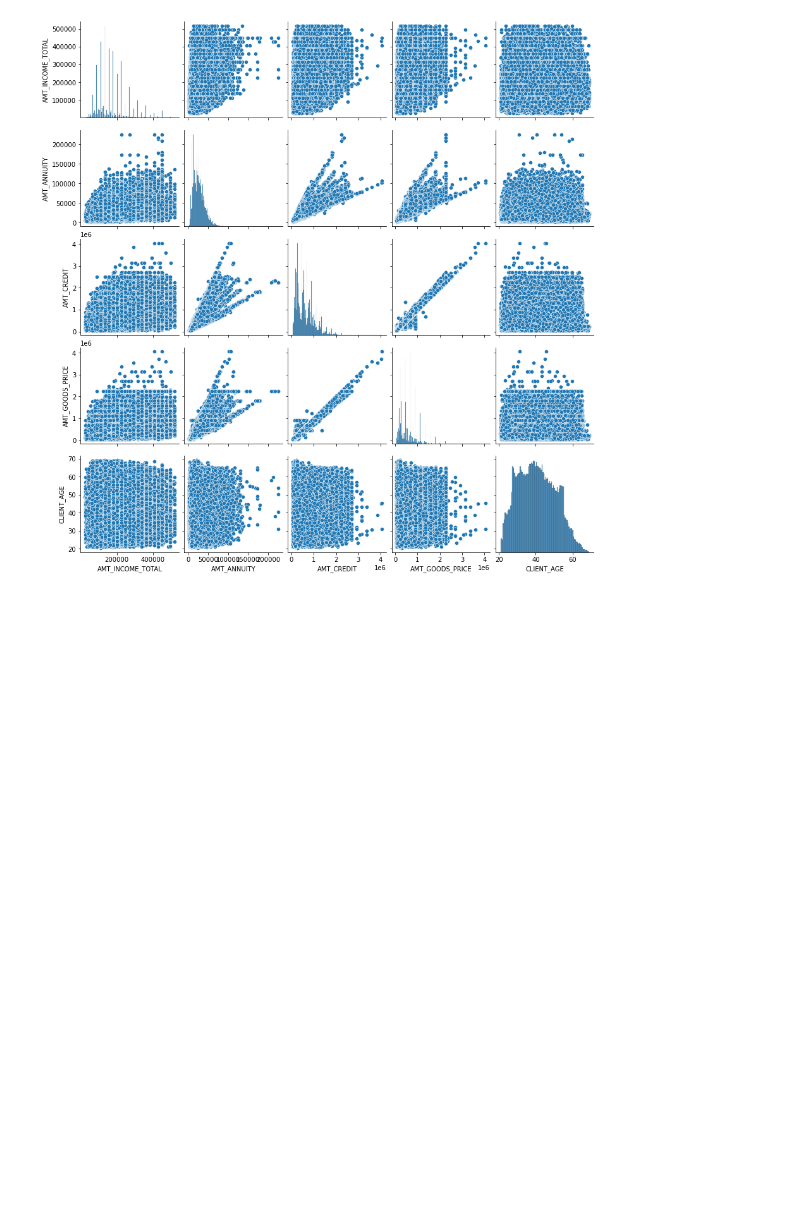
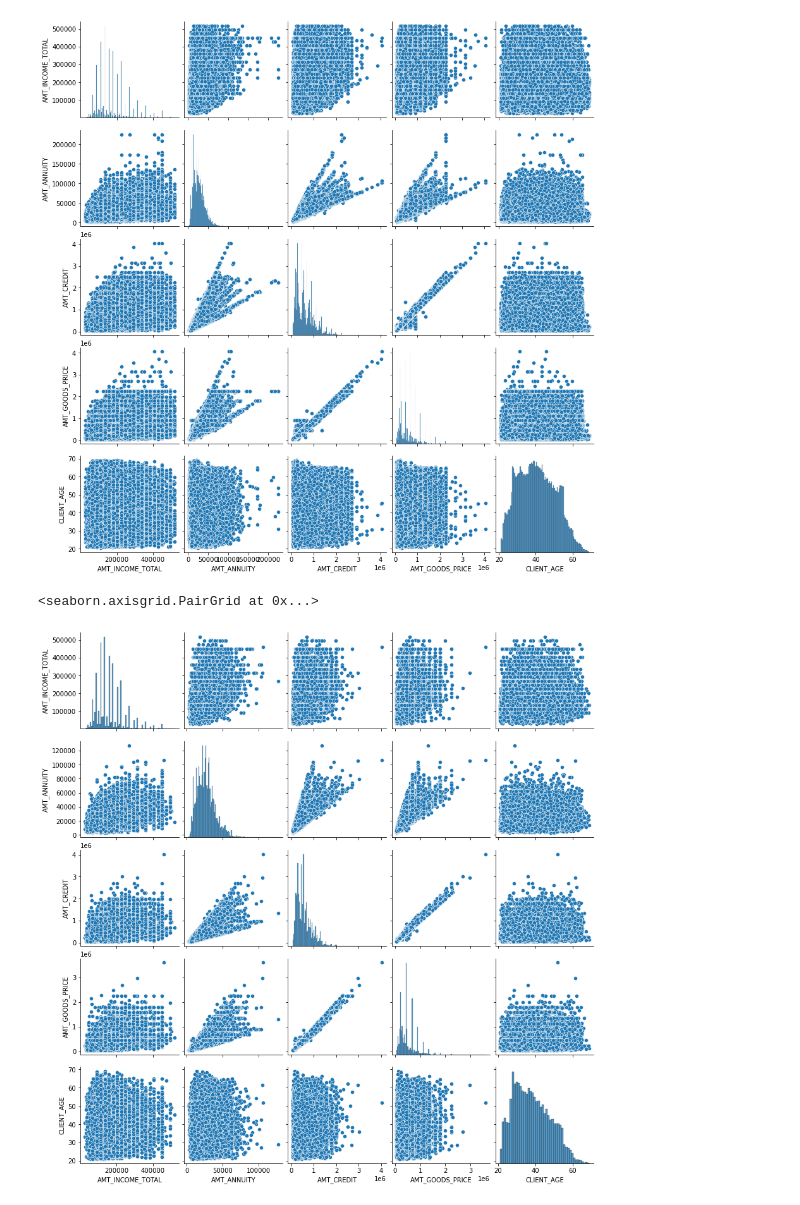
Before and after one commit to Boken19/Case_Studies, a Jupyter notebook: Credit EDA case study/Credit_EDA_case_study.ipynb, the cells around one changed output. Cells and saved outputs as stored; diff of their text form; code cells hidden in the pictures; blank space fills up the shorter version.

```diff
--- a/Credit EDA case study/Credit_EDA_case_study.ipynb
+++ b/Credit EDA case study/Credit_EDA_case_study.ipynb
@@ -20,7 +20,7 @@ with zipfile.ZipFile("Credit EDA Case Study-20210727T203016Z-001.zip") as z:
         #read the dataset
         data = pd.read_csv(f)
     with z.open('Credit EDA Case Study/previous_application.csv') as f1:
-        p_data = pd.read_csv(f1)
+        prev_data = pd.read_csv(f1)
 # %%
 # display application data (data about client has payment difficulties or not)
 data.head()
@@ -587,3 +500,8 @@ sns.pairplot(data_0[['AMT_INCOME_TOTAL', 'AMT_ANNUITY', 'AMT_CREDIT', 'AMT_GOODS
 # %% [output]
 <seaborn.axisgrid.PairGrid at 0x...>
 [figure]
+# %%
+sns.pairplot(data_1[['AMT_INCOME_TOTAL', 'AMT_ANNUITY', 'AMT_CREDIT', 'AMT_GOODS_PRICE','CLIENT_AGE']])
+# %% [output]
+<seaborn.axisgrid.PairGrid at 0x...>
+[figure, added]
```
Also changed, not shown: parts of 51 cells of this notebook.
